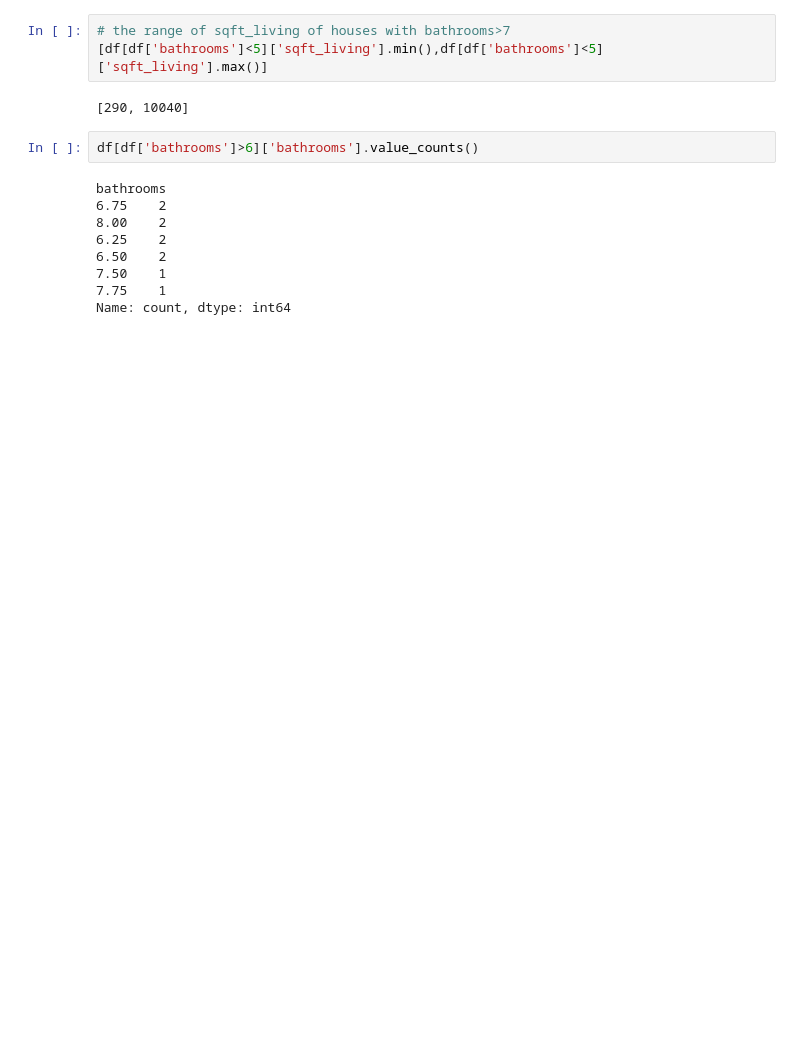
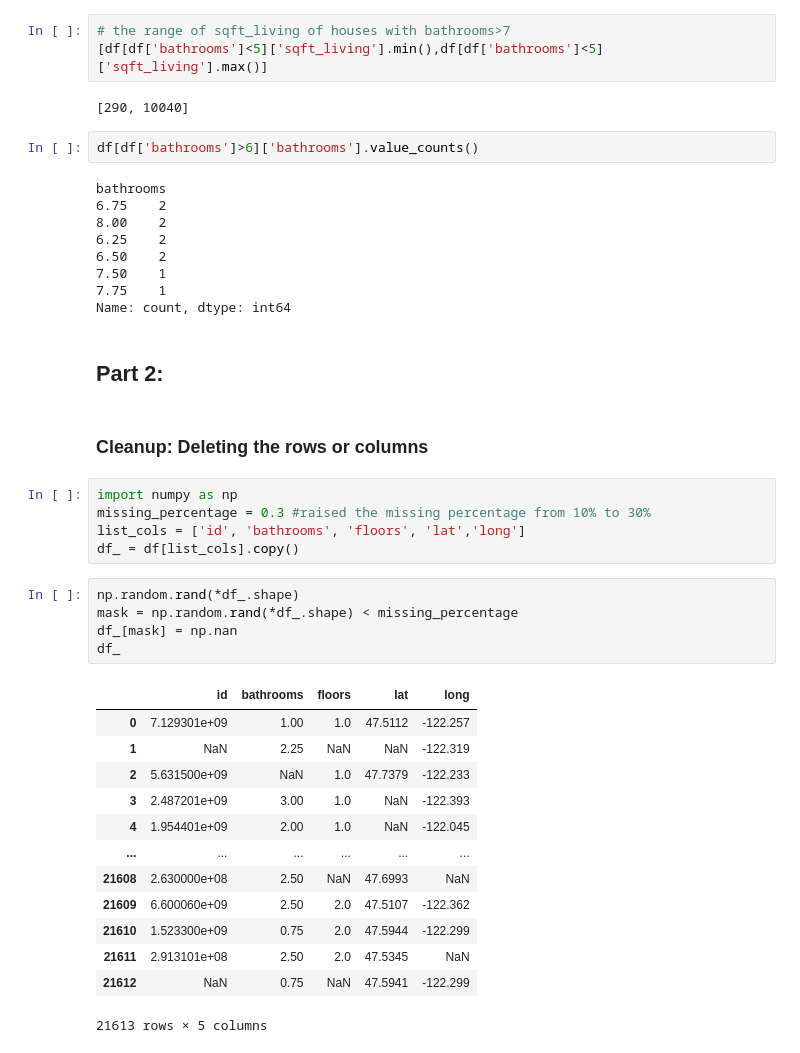
Before and after one commit to FawziElZein/categorical-and-missing-values, a Jupyter notebook: FSD_W1D3_assignment.ipynb, the cells around one changed output. Cells and saved outputs as stored; diff of their text form; blank space fills up the shorter version.

Commit message:
data clean up

```diff
--- a/FSD_W1D3_assignment.ipynb
+++ b/FSD_W1D3_assignment.ipynb
@@ -192,3 +192,31 @@ bathrooms
 7.50    1
 7.75    1
 Name: count, dtype: int64
+# %% [markdown]
+## Part 2:
+# %% [markdown]
+### Cleanup: Deleting the rows or columns
+# %%
+import numpy as np
+missing_percentage = 0.3 #raised the missing percentage from 10% to 30%
+list_cols = ['id', 'bathrooms', 'floors', 'lat','long']
+df_ = df[list_cols].copy()
+# %%
+np.random.rand(*df_.shape)
+mask = np.random.rand(*df_.shape) < missing_percentage
+df_[mask] = np.nan
+df_
+# %% [output]
+|  | id | bathrooms | floors | lat | long |
+| 0 | 7.129301e+09 | 1.00 | 1.0 | 47.5112 | -122.257 |
+| 1 | NaN | 2.25 | NaN | NaN | -122.319 |
+| 2 | 5.631500e+09 | NaN | 1.0 | 47.7379 | -122.233 |
+| 3 | 2.487201e+09 | 3.00 | 1.0 | NaN | -122.393 |
+| 4 | 1.954401e+09 | 2.00 | 1.0 | NaN | -122.045 |
+| ... | ... | ... | ... | ... | ... |
+| 21608 | 2.630000e+08 | 2.50 | NaN | 47.6993 | NaN |
+| 21609 | 6.600060e+09 | 2.50 | 2.0 | 47.5107 | -122.362 |
+| 21610 | 1.523300e+09 | 0.75 | 2.0 | 47.5944 | -122.299 |
+| 21611 | 2.913101e+08 | 2.50 | 2.0 | 47.5345 | NaN |
+| 21612 | NaN | 0.75 | NaN | 47.5941 | -122.299 |
+21613 rows × 5 columns
```
Also changed, not shown: parts of 7 cells of this notebook.
